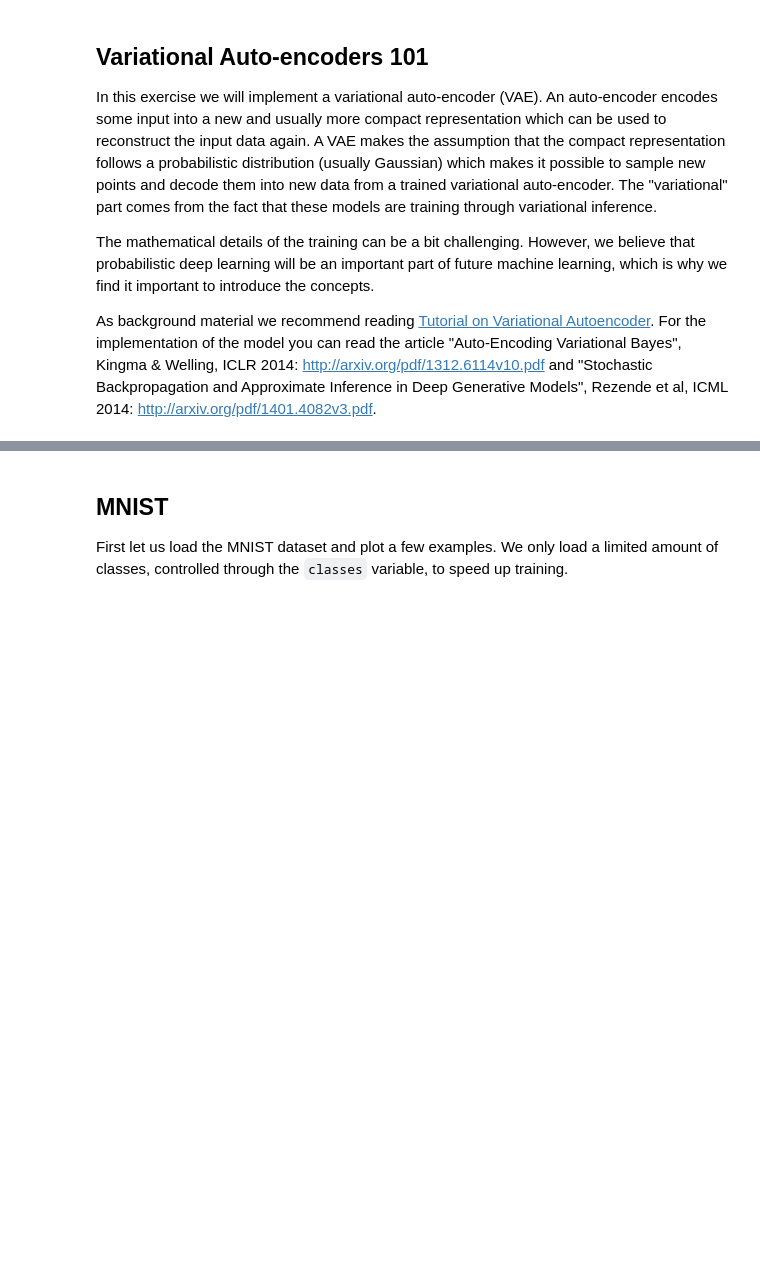
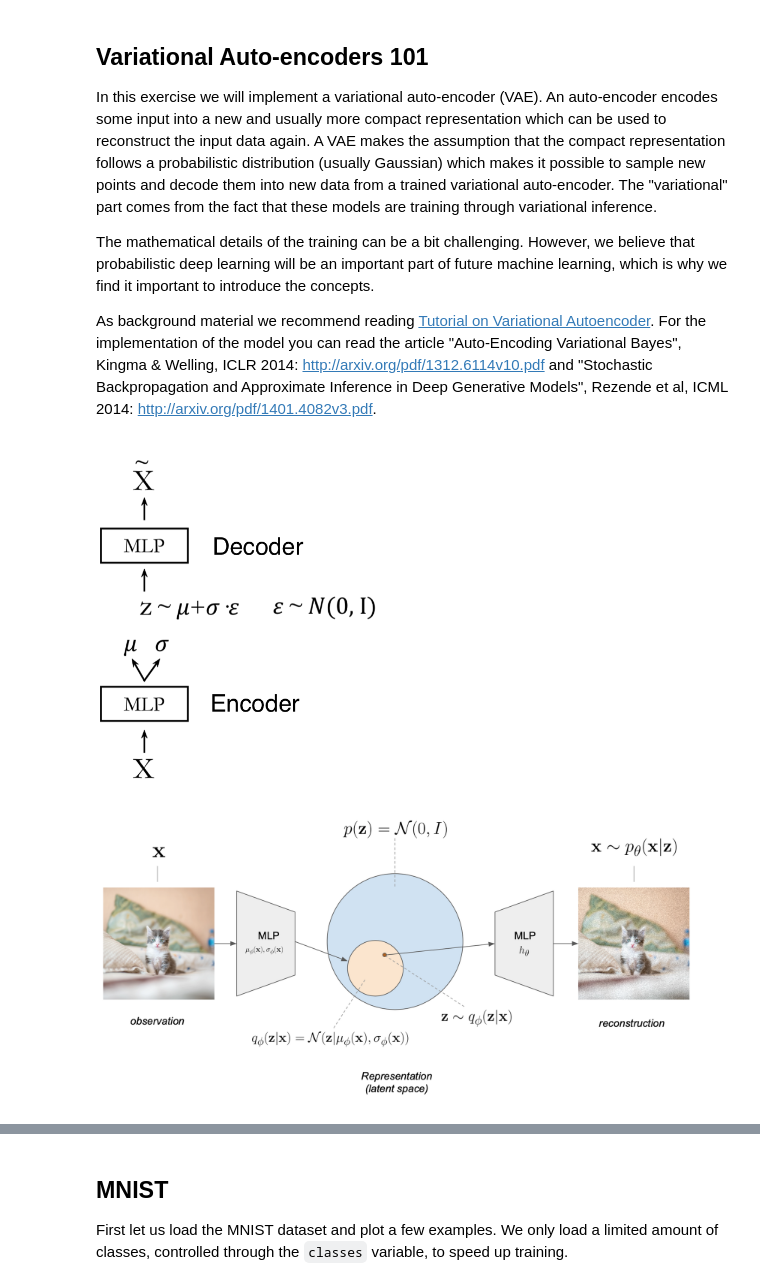
Before and after one commit to changzhiai/DeepLearning, a Jupyter notebook: 7_Unsupervised/7.2_EXE_variational_autoencoder_exercise.ipynb, the cells around one changed output, grey strips where cells are left out. Cells and saved outputs as stored; diff of their text form; code cells hidden in the pictures; blank space fills up the shorter version.

```diff
--- a/7_Unsupervised/7.2_EXE_variational_autoencoder_exercise.ipynb
+++ b/7_Unsupervised/7.2_EXE_variational_autoencoder_exercise.ipynb
@@ -16,6 +16,14 @@ In this exercise we will implement a variational auto-encoder (VAE). An auto-enc
 The mathematical details of the training can be a bit challenging. However, we believe that probabilistic deep learning will be an important part of future machine learning, which is why we find it important to introduce the concepts.
 
 As background material we recommend reading [Tutorial on Variational Autoencoder](http://arxiv.org/abs/1606.05908). For the implementation of the model you can read the article "Auto-Encoding Variational Bayes", Kingma & Welling, ICLR 2014: http://arxiv.org/pdf/1312.6114v10.pdf and "Stochastic Backpropagation and Approximate Inference in Deep Generative Models", Rezende et al, ICML 2014: http://arxiv.org/pdf/1401.4082v3.pdf.
+# %%
+from IPython.display import Image
+from IPython.display import display
+display(Image('../static_files/VAE.png',width=300),\
+Image('static/vae.png',width=600))
+# %% [output]
+[figure, added]
+[figure, added]
 # %% [markdown]
 ## VAE crash course
 
```
Also changed, not shown: parts of 1 cell of this notebook, 2 other files.
